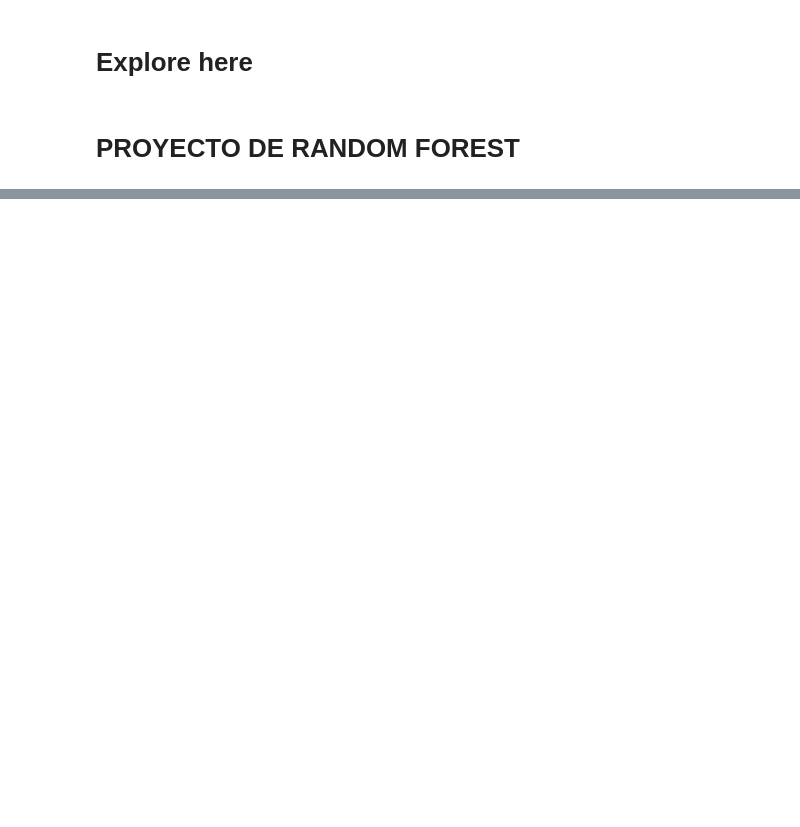
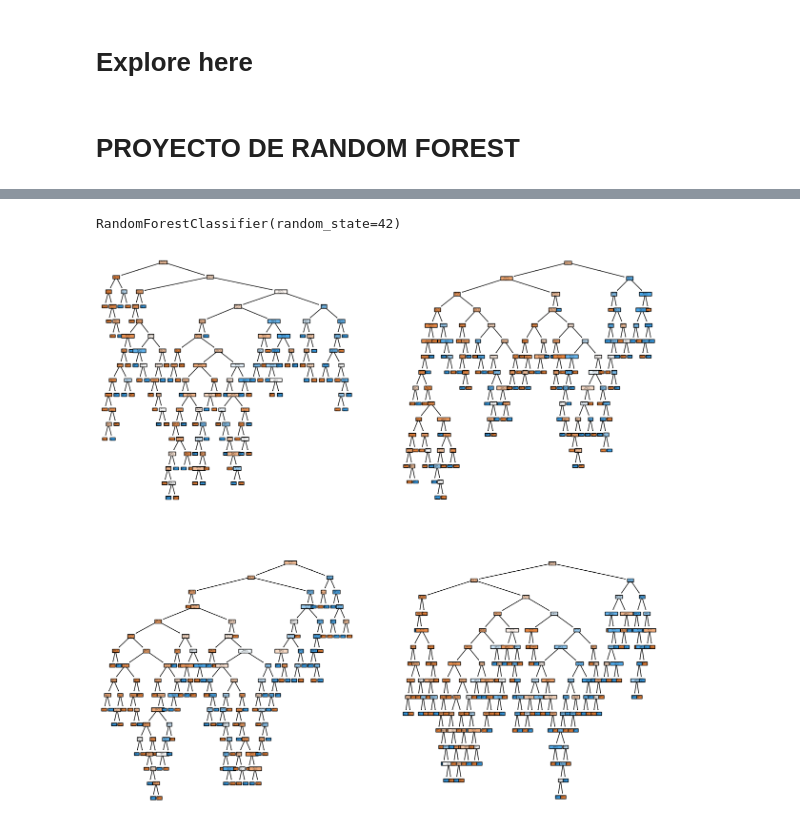
Before and after one commit to 4GeeksAcademy/RANDOM-FOREST-ALGO._ds_13_david, a Jupyter notebook: src/explore.ipynb, the cells around one changed output, grey strips where cells are left out. Drawn from its saved outputs; the diff is of its cells as text; code cells hidden in the pictures; blank space fills up the shorter version.

Commit message:
ejecutado random forest

```diff
--- a/src/explore.ipynb
+++ b/src/explore.ipynb
@@ -8,6 +21,7 @@ import pandas as pd
 # %%
-train_data = pd.read_csv("data/processed/x_train.csv")
-test_data = pd.read_csv("data/processed/x_test.csv")
+# Carga de datos del anterior proyecto
+train_data = pd.read_csv("/workspaces/RANDOM-FOREST-ALGO._ds_13_david/data/processed/x_train.csv")
+test_data = pd.read_csv("/workspaces/RANDOM-FOREST-ALGO._ds_13_david/data/processed/x_test.csv")
 
-train_data.head()
+test_data.head()
 # %% [output]
@@ -14,0 +34,26 @@ FileNotFoundError: [Errno 2] No such file or directory: 'data/processed/x_train.
+# %%
+# Separamos la variable objetivo de las demás
+X_train = train_data.drop(["Outcome"], axis = 1)
+y_train = train_data["Outcome"]
+X_test = test_data.drop(["Outcome"], axis = 1)
+y_test = test_data["Outcome"]
+# %%
+# Creación del modelo de Random-Forest
+model = RandomForestClassifier(random_state = 42)
+
+# Entrenamiento del modelo
+model.fit(X_train, y_train)
+# %% [output]
+RandomForestClassifier(random_state=42)
+# %%
+fig, axis = plt.subplots(2, 2, figsize = (15, 15))
+
+# Mostramos los 4 primeros árboles, de los 100 generados por defecto.
+tree.plot_tree(model.estimators_[0], ax = axis[0, 0], feature_names = list(X_train.columns), class_names = ["0", "1", "2"], filled = True)
+tree.plot_tree(model.estimators_[1], ax = axis[0, 1], feature_names = list(X_train.columns), class_names = ["0", "1", "2"], filled = True)
+tree.plot_tree(model.estimators_[2], ax = axis[1, 0], feature_names = list(X_train.columns), class_names = ["0", "1", "2"], filled = True)
+tree.plot_tree(model.estimators_[3], ax = axis[1, 1], feature_names = list(X_train.columns), class_names = ["0", "1", "2"], filled = True)
+
+plt.show()
+# %% [output]
+[figure, added]
```
Also changed, not shown: parts of 6 cells of this notebook, 1 other file.
